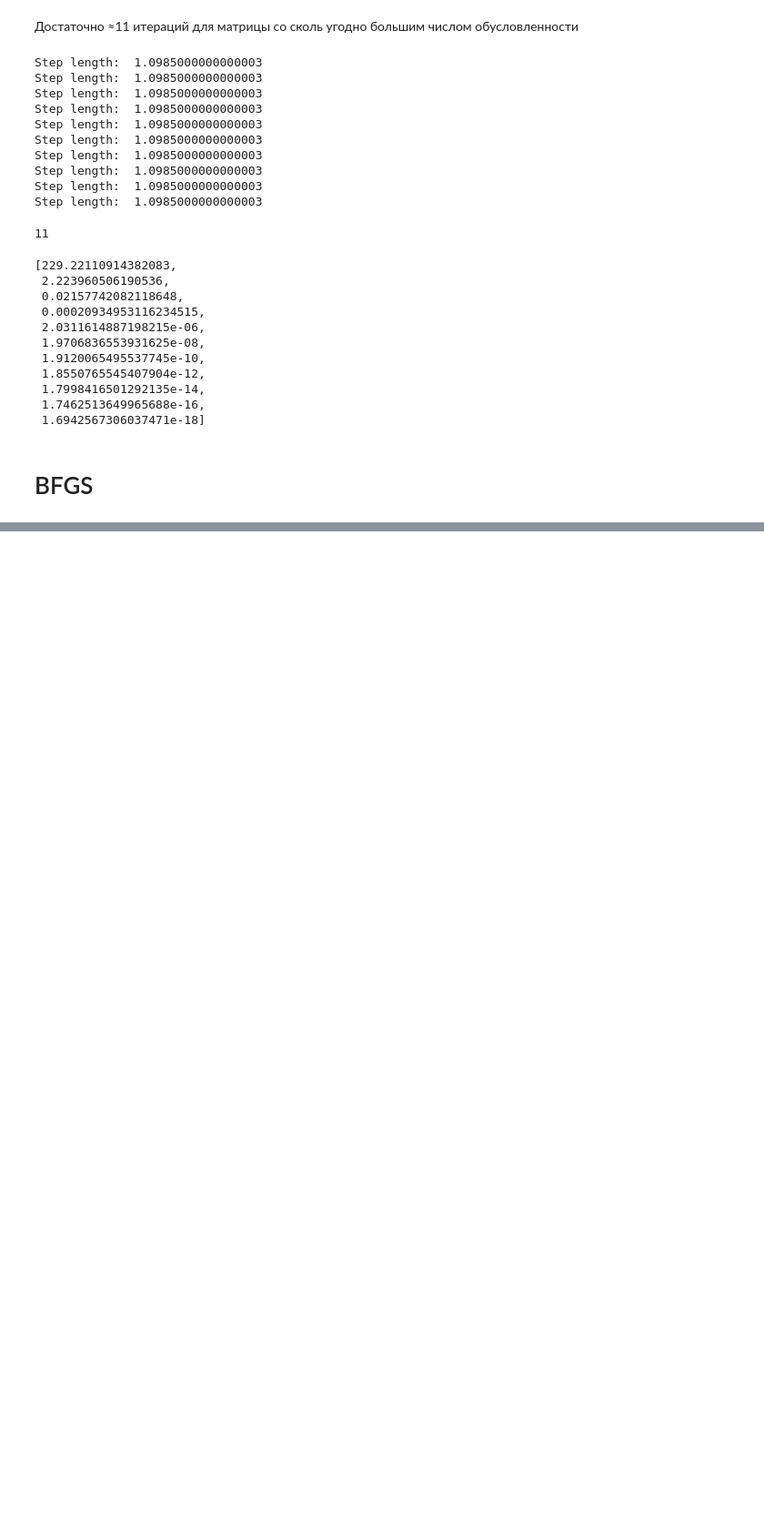
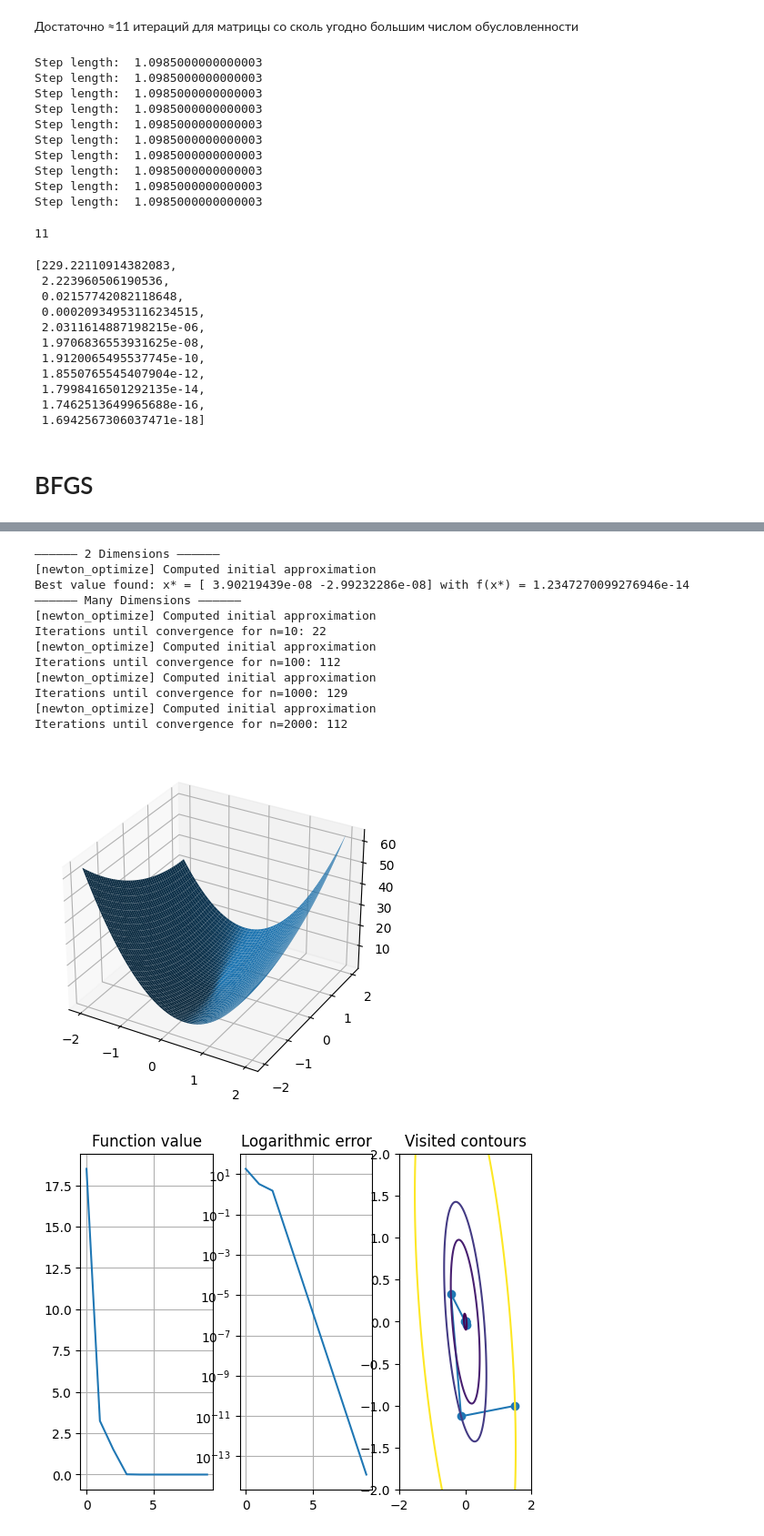
Before and after one commit to spanish-inquisition-optimization/HighOrderOptimization, a Jupyter notebook: part_1.ipynb, the cells around one changed output, grey strips where cells are left out. Shown at 91% size. Cells and saved outputs as stored; diff of their text form; code cells hidden in the pictures; blank space fills up the shorter version.

```diff
--- a/part_1.ipynb
+++ b/part_1.ipynb
@@ -142,2 +202,19 @@ Best value found: x* = [-9.53545419e-09  8.52754320e-08] with f(x*) = 1.22004875
+# %%
+evaluate_quasi_newton_method(lambda f: LBFGSNewtonDirectionApproximator(10), lambda f: none_approximation)
+# %% [output]
+—————— 2 Dimensions ——————
+[newton_optimize] Computed initial approximation
+Best value found: x* = [ 3.90219439e-08 -2.99232286e-08] with f(x*) = 1.2347270099276946e-14
+—————— Many Dimensions ——————
+[newton_optimize] Computed initial approximation
+Iterations until convergence for n=10: 22
+[newton_optimize] Computed initial approximation
+Iterations until convergence for n=100: 112
+[newton_optimize] Computed initial approximation
+Iterations until convergence for n=1000: 129
+[newton_optimize] Computed initial approximation
+Iterations until convergence for n=2000: 112
+[figure, added]
+[figure, added]
 # %%
 for n in [10, 50, 100, 200, 500, 1000]:
```
Also changed, not shown: parts of 13 cells of this notebook, 2 other files.
